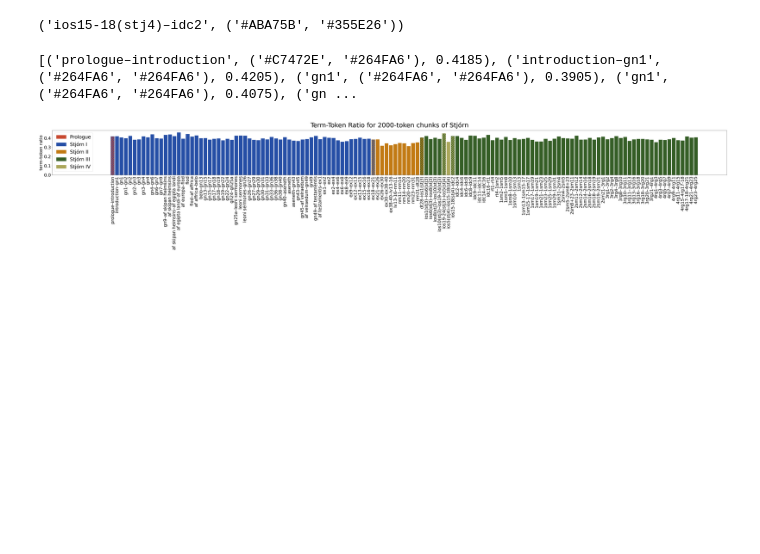
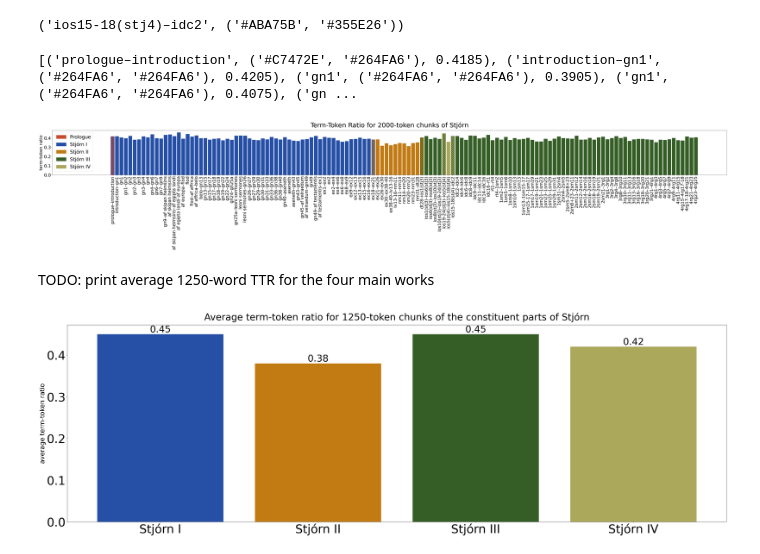
Before and after one commit to langeslag/on-corpus-tools, a Jupyter notebook: stjorn/stylometry.ipynb, the cells around one changed output. Saved outputs shown, nothing was run; the diff lists cells and outputs as text; code cells hidden in the pictures; blank space fills up the shorter version.

Commit message:
Added average TTR plot

```diff
--- a/stjorn/stylometry.ipynb
+++ b/stjorn/stylometry.ipynb
@@ -160,3 +160,34 @@ plt.savefig(fname='ttf.svg', format='svg', bbox_inches='tight')
 plt.show()
 # %% [output]
 [figure]
+# %% [markdown]
+TODO: print average 1250-word TTR for the four main works
+# %%
+def ttravg(start, stop, chunksize=1000):
+    data = []
+    while (stop - start) >= chunksize:
+        chunk = tokens[start:start+chunksize]
+        lex = LexicalRichness(chunk, preprocessor=None, tokenizer=None)
+        data.append(lex.ttr)
+        start += chunksize
+    return round(statistics.fmean(data), 2)
+# %%
+stj1_ttr = ttravg(work_indices['stjorn1'], work_indices['stjorn2'], 1250)
+stj2_ttr = ttravg(work_indices['stjorn2'], work_indices['stjorn3a'], 1250)
+stj3_ttr = round(statistics.fmean([ttravg(work_indices['stjorn3a'], work_indices['stjorn4'], 1250), ttravg(work_indices['stjorn3b'], len(tokens)-1, 1250)]), 2)
+stj4_ttr = ttravg(work_indices['stjorn4'], work_indices['stjorn3b'], 1250)
+
+fig, ax = plt.subplots(figsize=(50,15))
+x = ['Stjórn I', 'Stjórn II', 'Stjórn III', 'Stjórn IV']
+y = [stj1_ttr, stj2_ttr, stj3_ttr, stj4_ttr]
+color = ['#264FA6', '#C27A13', '#355E26', '#ABA75B']
+ax.bar(x,y, color=color)
+ax.set_ylabel('average term-token ratio', fontsize='27')
+ax.set_title('Average term-token ratio for 1250-token chunks of the constituent parts of Stjórn', fontsize='40', pad='20')
+plt.xticks()
+ax.tick_params(axis='both', which='major', labelsize=50)
+ax.bar_label(ax.containers[0], label_type='edge', fontsize='40')
+plt.savefig(fname='avg_ttf.svg', format='svg')
+plt.show()
+# %% [output]
+[figure, added]
```
Also changed, not shown: parts of 1 cell of this notebook.
